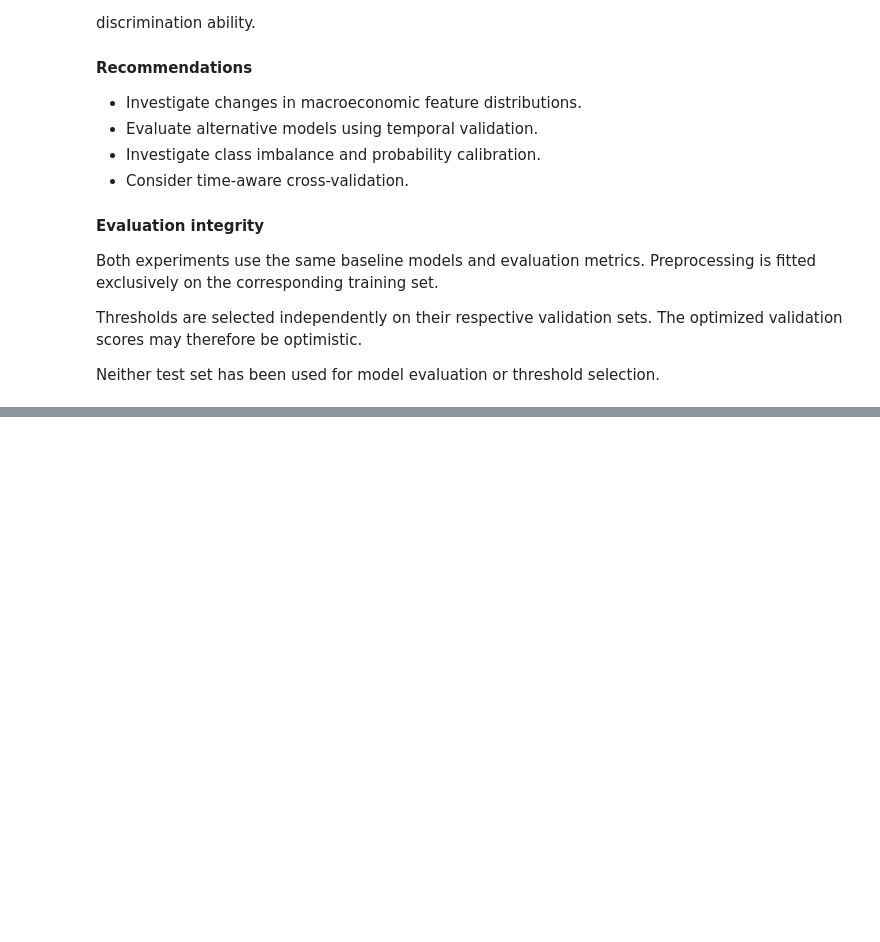
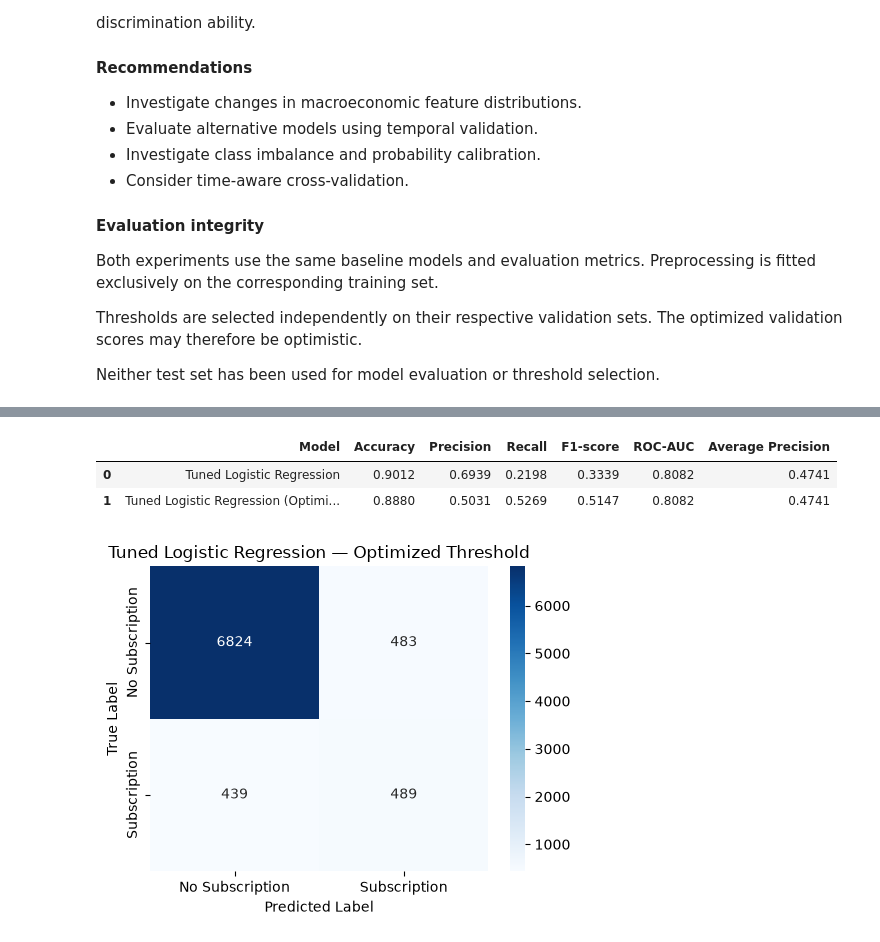
Before and after one commit to ysf-dmk/Bank-Marketing, a Jupyter notebook: Baseline_Model.ipynb, the cells around one changed output, grey strips where cells are left out. Cells and saved outputs as stored; diff of their text form; code cells hidden in the pictures; blank space fills up the shorter version.

```diff
--- a/Baseline_Model.ipynb
+++ b/Baseline_Model.ipynb
@@ -1228,0 +1454,52 @@ or threshold selection.
+# %%
+# Apply the optimized threshold
+y_pred_tuned_random_opt = (
+    y_proba_tuned_random >= best_threshold_tuned_random
+).astype(int)
+
+# Evaluate optimized predictions
+tuned_random_opt_results = {
+    "Model": "Tuned Logistic Regression (Optimized Threshold)",
+    "Accuracy": accuracy_score(y_val, y_pred_tuned_random_opt),
+    "Precision": precision_score(
+        y_val, y_pred_tuned_random_opt, zero_division=0
+    ),
+    "Recall": recall_score(y_val, y_pred_tuned_random_opt),
+    "F1-score": f1_score(y_val, y_pred_tuned_random_opt),
+    "ROC-AUC": roc_auc_score(y_val, y_proba_tuned_random),
+    "Average Precision": average_precision_score(
+        y_val, y_proba_tuned_random
+    )
+}
+
+pd.DataFrame([
+    tuned_random_results,
+    tuned_random_opt_results
+]).round(4)
+# %% [output]
+|  | Model | Accuracy | Precision | Recall | F1-score | ROC-AUC | Average Precision |
+| 0 | Tuned Logistic Regression | 0.9012 | 0.6939 | 0.2198 | 0.3339 | 0.8082 | 0.4741 |
+| 1 | Tuned Logistic Regression (Optimi... | 0.8880 | 0.5031 | 0.5269 | 0.5147 | 0.8082 | 0.4741 |
+# %%
+cm_tuned_random_opt = confusion_matrix(
+    y_val, y_pred_tuned_random_opt
+)
+
+plt.figure(figsize=(5, 4))
+
+sns.heatmap(
+    cm_tuned_random_opt,
+    annot=True,
+    fmt="d",
+    cmap="Blues",
+    xticklabels=["No Subscription", "Subscription"],
+    yticklabels=["No Subscription", "Subscription"]
+)
+
+plt.title("Tuned Logistic Regression — Optimized Threshold")
+plt.xlabel("Predicted Label")
+plt.ylabel("True Label")
+plt.tight_layout()
+plt.show()
+# %% [output]
+[figure, added]
```
Also changed, not shown: parts of 30 cells of this notebook, 3 other files.
